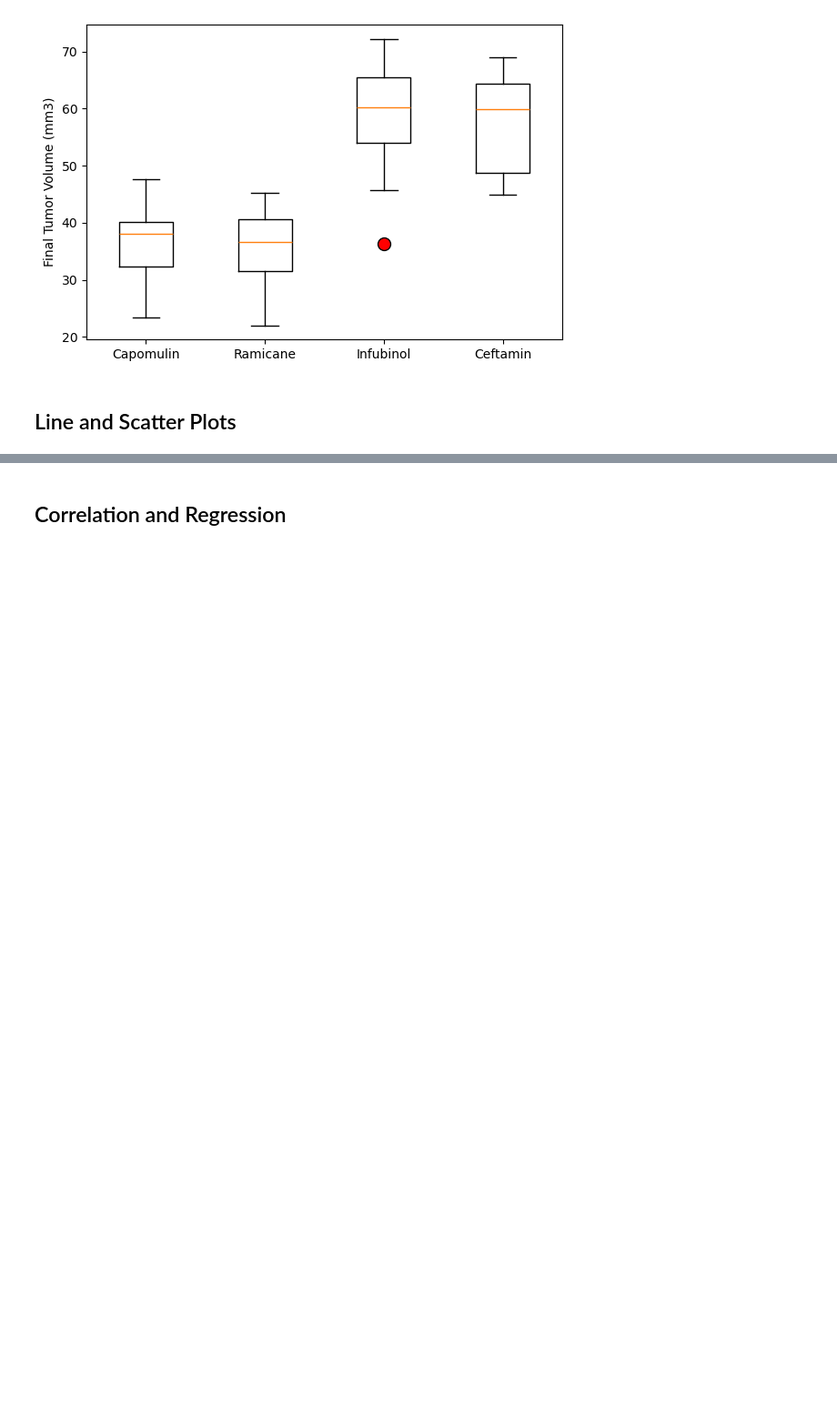
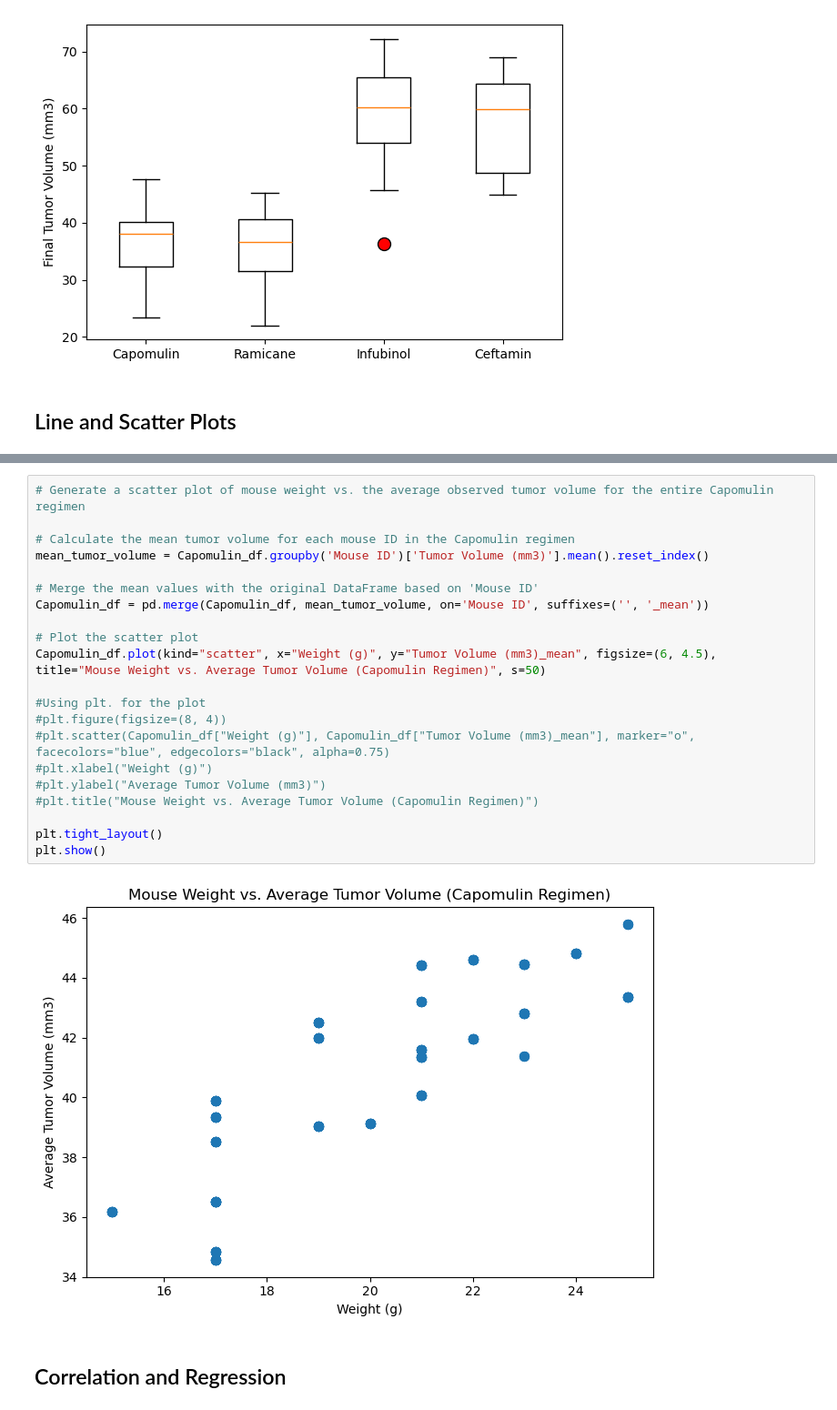
Before and after one commit to moonsunkey/Pharmas_project, a Jupyter notebook: pymaceuticals.ipynb, the cells around one changed output, grey strips where cells are left out. Shown at 91% size. Saved outputs shown, nothing was run; the diff lists cells and outputs as text; blank space fills up the shorter version.

```diff
--- a/pymaceuticals.ipynb
+++ b/pymaceuticals.ipynb
@@ -318,2 +331,25 @@ plt.show()
+# %%
+# Generate a scatter plot of mouse weight vs. the average observed tumor volume for the entire Capomulin regimen
+
+# Calculate the mean tumor volume for each mouse ID in the Capomulin regimen
+mean_tumor_volume = Capomulin_df.groupby('Mouse ID')['Tumor Volume (mm3)'].mean().reset_index()
+
+# Merge the mean values with the original DataFrame based on 'Mouse ID'
+Capomulin_df = pd.merge(Capomulin_df, mean_tumor_volume, on='Mouse ID', suffixes=('', '_mean'))
+
+# Plot the scatter plot
+Capomulin_df.plot(kind="scatter", x="Weight (g)", y="Tumor Volume (mm3)_mean", figsize=(6, 4.5), title="Mouse Weight vs. Average Tumor Volume (Capomulin Regimen)", s=50)
+
+#Using plt. for the plot
+#plt.figure(figsize=(8, 4))
+#plt.scatter(Capomulin_df["Weight (g)"], Capomulin_df["Tumor Volume (mm3)_mean"], marker="o", facecolors="blue", edgecolors="black", alpha=0.75)
+#plt.xlabel("Weight (g)")
+#plt.ylabel("Average Tumor Volume (mm3)")
+#plt.title("Mouse Weight vs. Average Tumor Volume (Capomulin Regimen)")
+
+plt.tight_layout()
+plt.show()
+# %% [output]
+[figure, added]
 # %% [markdown]
 ## Correlation and Regression
```
Also changed, not shown: parts of 7 cells of this notebook.
